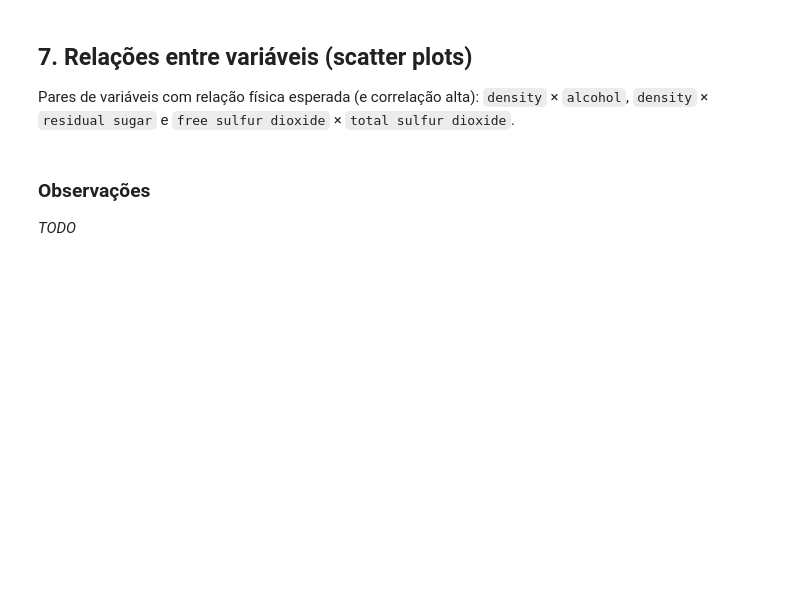
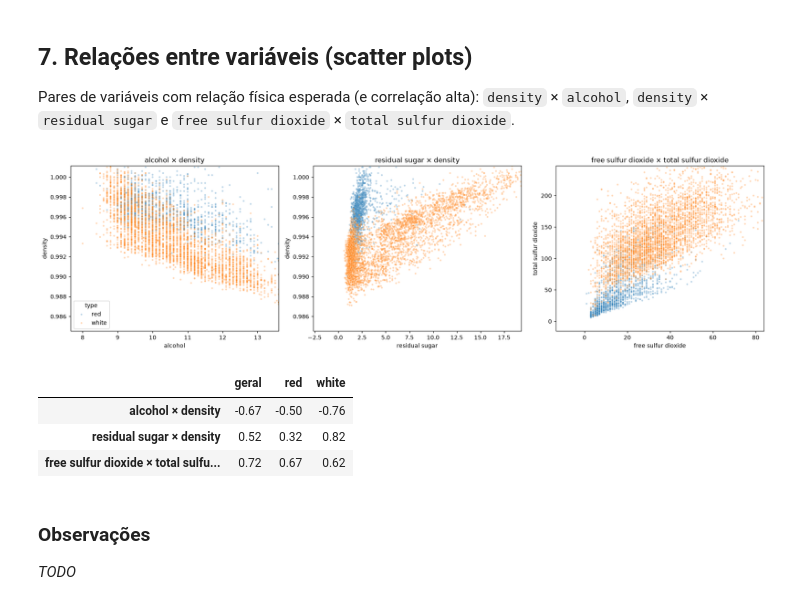
Before and after one commit to JoaoAugustoTopanotti/wine-quality-predictions, a Jupyter notebook: notebooks/exploratory_analisys.ipynb, the cells around one changed output. Drawn from its saved outputs; the diff is of its cells as text; code cells hidden in the pictures; blank space fills up the shorter version.

Commit message:
adicionar scatter plots, matriz de correlação e conclusões na análise exploratória

```diff
--- a/notebooks/exploratory_analisys.ipynb
+++ b/notebooks/exploratory_analisys.ipynb
@@ -284,7 +285,45 @@ Pares de variáveis com relação física esperada (e correlação alta):
 `density` × `alcohol`, `density` × `residual sugar` e
 `free sulfur dioxide` × `total sulfur dioxide`.
 # %%
-# TODO: scatter plots dos pares acima, coloridos por type
+pares = [
+    ("alcohol", "density"),
+    ("residual sugar", "density"),
+    ("free sulfur dioxide", "total sulfur dioxide"),
+]
+
+fig, eixos = plt.subplots(1, 3, figsize=(18, 5))
+
+for i, (eixo, (x, y)) in enumerate(zip(eixos, pares)):
+    # alpha e s (tamanho) pequenos: com 5 mil pontos, os pontos se sobrepõem
+    # e a transparência mostra onde estão concentrados
+    sns.scatterplot(data=df, x=x, y=y, hue="type", alpha=0.3, s=10,
+                    legend=(i == 0), ax=eixo)
+
+    # Corta o eixo em 99,5% dos dados: poucos valores extremos (ex.: residual
+    # sugar 65,8) esticariam o gráfico. Os pontos continuam nos dados.
+    eixo.set_xlim(right=df[x].quantile(0.995))
+    eixo.set_ylim(top=df[y].quantile(0.995))
+    eixo.set_title(f"{x} × {y}")
+
+plt.tight_layout()
+plt.show()
+# %% [output]
+[figure, added]
+# %%
+# Correlação de Pearson de cada par: geral e separada por tipo
+correlacoes = pd.DataFrame({
+    f"{x} × {y}": {
+        "geral": df[x].corr(df[y]),
+        **df.groupby("type")[[x, y]].apply(lambda g: g[x].corr(g[y])).to_dict(),
+    }
+    for x, y in pares
+}).T.round(2)
+correlacoes
+# %% [output]
+|  | geral | red | white |
+| alcohol × density | -0.67 | -0.50 | -0.76 |
+| residual sugar × density | 0.52 | 0.32 | 0.82 |
+| free sulfur dioxide × total sulfu... | 0.72 | 0.67 | 0.62 |
 # %% [markdown]
 ### Observações
 
```
Also changed, not shown: parts of 4 cells of this notebook.
